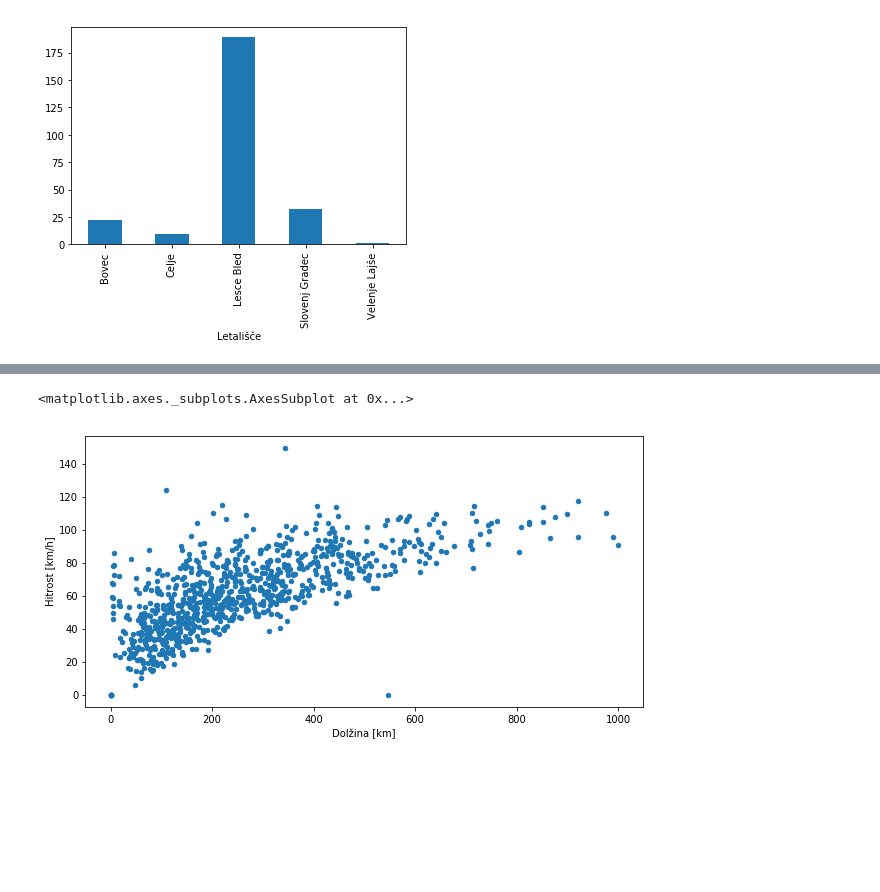
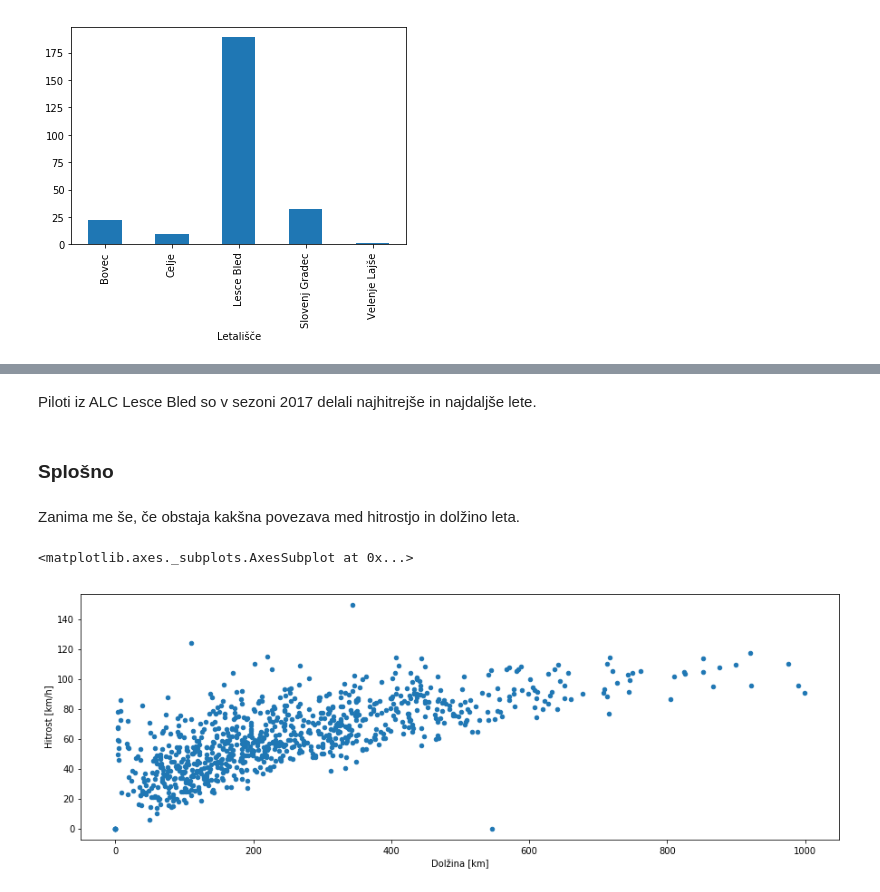
Before and after one commit to petrapodlogar/leti-jadralnih-letal, a Jupyter notebook: LetiJadralnihLetal.ipynb, the cells around one changed output, grey strips where cells are left out. Cells and saved outputs as stored; diff of their text form; code cells hidden in the pictures; blank space fills up the shorter version.

```diff
--- a/LetiJadralnihLetal.ipynb
+++ b/LetiJadralnihLetal.ipynb
@@ -83,0 +90,3 @@ Vidimo, da je bilo v sezoni 2017 129 dni primernih za letenje. Od teh so bili na
+# %%
+# Dodan mesec v razpredelnico.
+leti['Mesec'] = leti['Datum'].dt.month
@@ -103,5 +311,11 @@ leti_tujih_pilotov.groupby('Letališče').size().plot(kind='bar')
+# %% [markdown]
+Piloti iz ALC Lesce Bled so v sezoni 2017 delali najhitrejše in najdaljše lete.
+# %% [markdown]
+### Splošno
+# %% [markdown]
+Zanima me še, če obstaja kakšna povezava med hitrostjo in dolžino leta.
 # %%
-leti.sort_values('Dolžina [km]', ascending=True).plot(figsize=(10,5), x='Dolžina [km]', y='Hitrost [km/h]', kind='scatter')
+leti.sort_values('Dolžina [km]', ascending=True).plot(figsize=(15,5), x='Dolžina [km]', y='Hitrost [km/h]', kind='scatter')
 # %% [output]
 <matplotlib.axes._subplots.AxesSubplot at 0x...>
-[figure, old version]
+[figure, new version]
```
Also changed, not shown: parts of 36 cells of this notebook.
